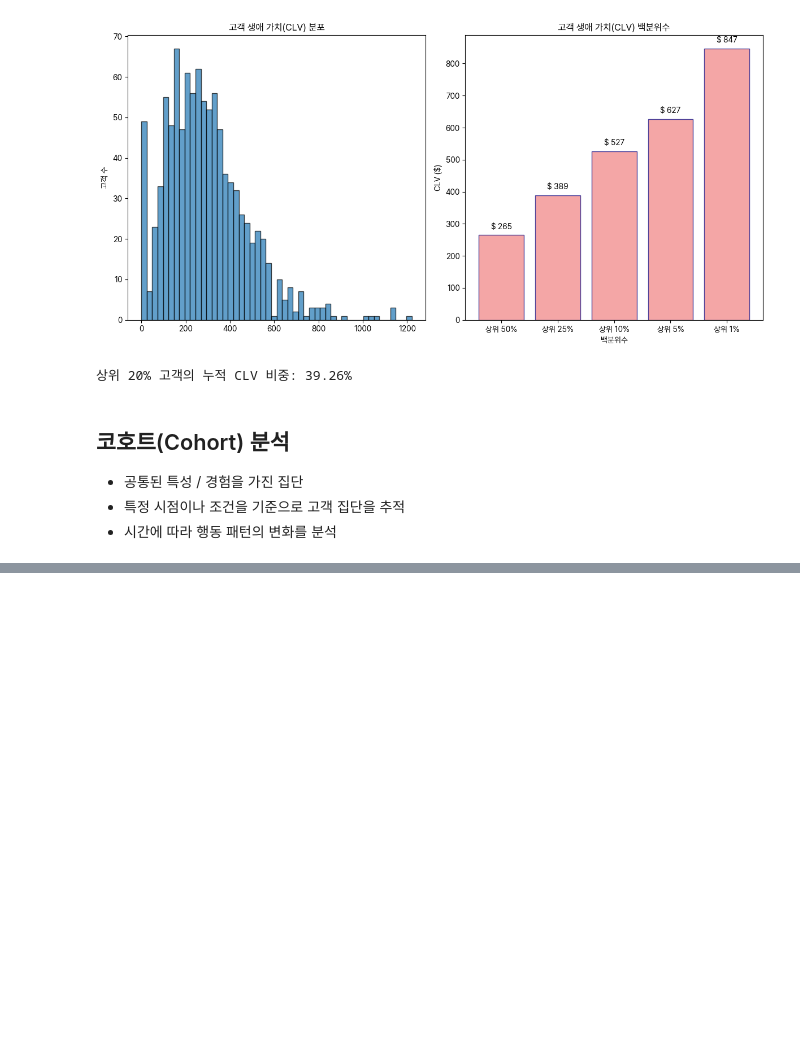
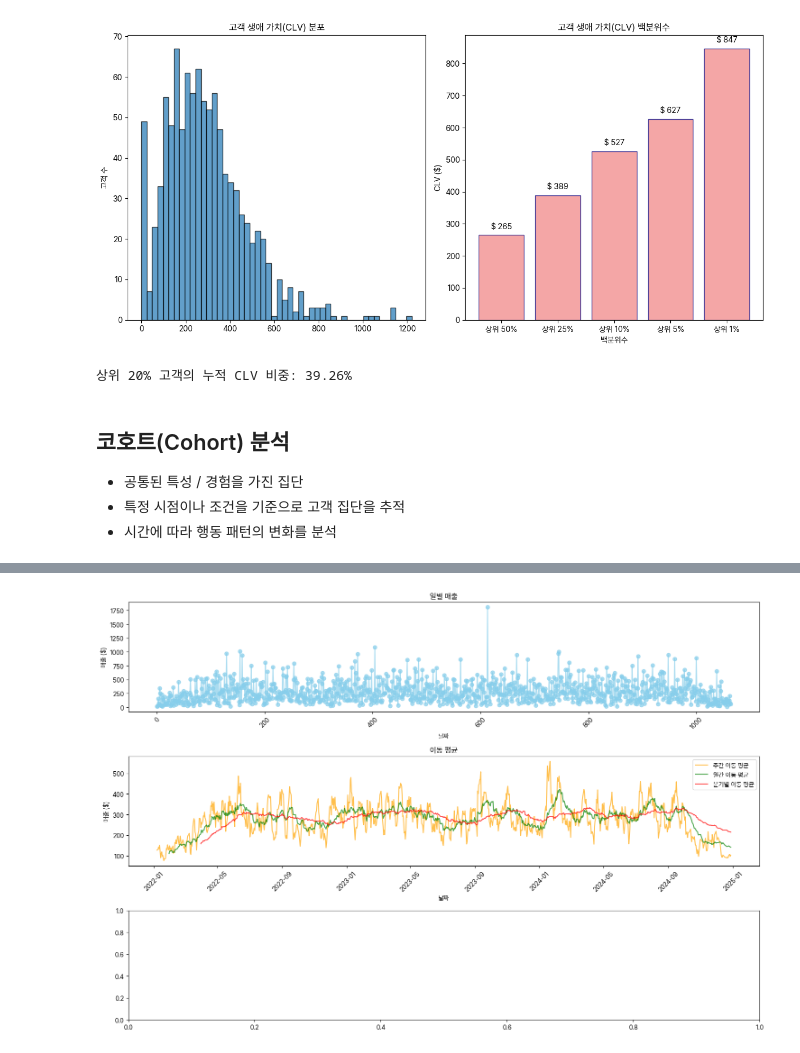
Before and after one commit to semistone97/TIL, a Jupyter notebook: data analysis/04_KPI.ipynb, the cells around one changed output, grey strips where cells are left out. Saved outputs shown, nothing was run; the diff lists cells and outputs as text; code cells hidden in the pictures; blank space fills up the shorter version.

```diff
--- a/data analysis/04_KPI.ipynb
+++ b/data analysis/04_KPI.ipynb
@@ -480,0 +581,47 @@ print(f'6개월 후 고객 유지율: {cohort_6_month:.2f}%')
+# %%
+# 트렌드 분석
+
+# 시각화 틀
+fig, axes = plt.subplots(3, 1, figsize=(15, 10))
+a1, a2, a3 = axes
+
+
+# 일별 매출 집계
+df['day'] = df['purchase_date'].dt.to_period('D')  # 일 단위로 변환
+daily_revenue = df.groupby('day')['order_value'].sum().reset_index()
+daily_revenue['day'] = daily_revenue['day'].dt.to_timestamp()  # # '2022-01-01' 형태로 변환
+daily_revenue.columns = ['day', 'revenue']
+
+# 일별 매출 시각화
+a1.plot(daily_revenue['revenue'], marker='o', color='skyblue', alpha=0.7)
+a1.set_title('일별 매출')
+a1.set_xlabel('날짜')
+a1.set_ylabel('매출 ($)')
+a1.tick_params(axis='x', rotation=45)
+
+
+# 다양한 기간의 이동 평균 집계(주간, 월간, 분기별) - 'Revenue' 컬럼을 기준으로
+# 주간 이동 평균
+daily_revenue['weekly_moving_avg'] = daily_revenue['revenue'].rolling(window=7).mean()
+# 월간 이동 평균
+daily_revenue['monthly_moving_avg'] = daily_revenue['revenue'].rolling(window=30).mean()
+# 분기별 이동 평균
+daily_revenue['quarterly_moving_avg'] = daily_revenue['revenue'].rolling(window=90).mean()
+
+# 이동 평균 시각화
+a2.plot(daily_revenue['day'], daily_revenue['weekly_moving_avg'], color='orange', alpha=0.7, label='주간 이동 평균')
+a2.plot(daily_revenue['day'], daily_revenue['monthly_moving_avg'], color='green', alpha=0.7, label='월간 이동 평균')
+a2.plot(daily_revenue['day'], daily_revenue['quarterly_moving_avg'], color='red', alpha=0.7, label='분기별 이동 평균')
+a2.set_title('이동 평균')
+a2.set_xlabel('날짜')
+a2.set_ylabel('매출 ($)')
+a2.tick_params(axis='x', rotation=45)
+a2.legend()
+
+# 트렌드 방향성 분석
+daily_revenue['trend_7'] = daily_revenue['weekly_moving_avg'].diff()
+
+plt.tight_layout()
+plt.show()
+# %% [output]
+[figure, added]
```
Also changed, not shown: parts of 6 cells of this notebook, 2 other files.
